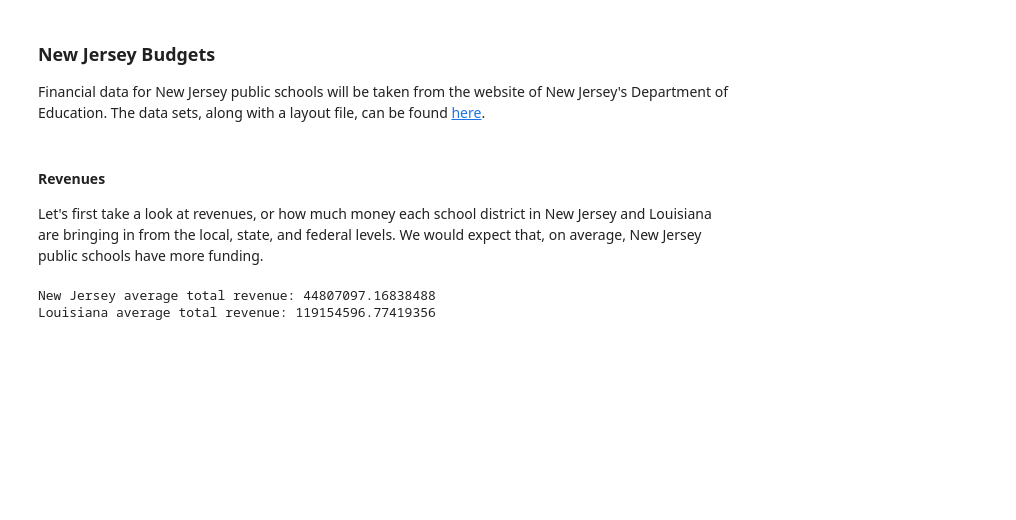
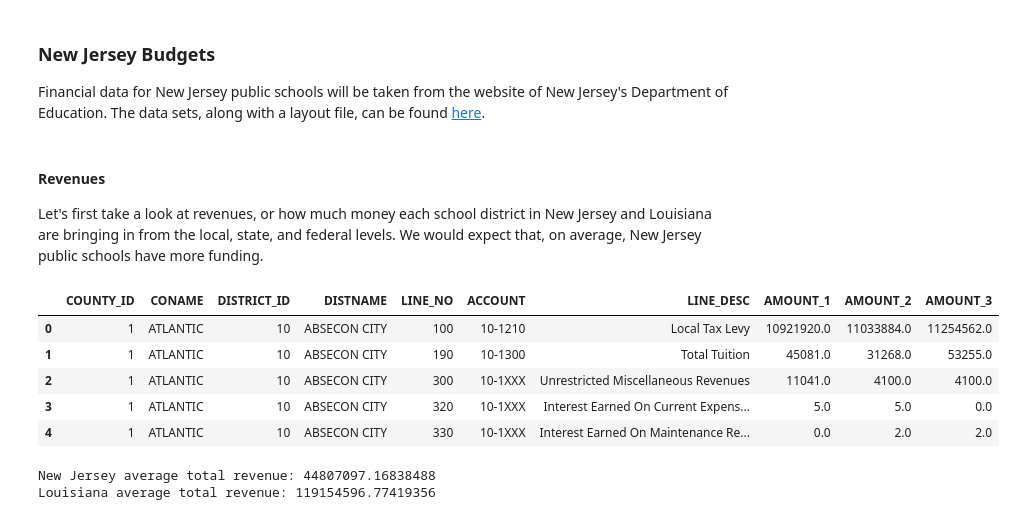
Before and after one commit to NickOuellet/NickOuellet.github.io, a Jupyter notebook: Final_Tutorial.ipynb, the cells around one changed output. Cells and saved outputs as stored; diff of their text form; code cells hidden in the pictures; blank space fills up the shorter version.

```diff
--- a/Final_Tutorial.ipynb
+++ b/Final_Tutorial.ipynb
@@ -238,6 +247,14 @@ We would expect that, on average, New Jersey public schools have more funding.
 # %%
 nj_rev_df = pd.read_csv(r'nj_rev.csv')
 nj_rev_df = nj_rev_df[pd.notna(nj_rev_df["ACCOUNT"])] # Remove subtotal observations
+nj_rev_df.head()
+# %% [output]
+|  | COUNTY_ID | CONAME | DISTRICT_ID | DISTNAME | LINE_NO | ACCOUNT | LINE_DESC | AMOUNT_1 | AMOUNT_2 | AMOUNT_3 |
+| 0 | 1 | ATLANTIC | 10 | ABSECON CITY | 100 | 10-1210 | Local Tax Levy | 10921920.0 | 11033884.0 | 11254562.0 |
+| 1 | 1 | ATLANTIC | 10 | ABSECON CITY | 190 | 10-1300 | Total Tuition | 45081.0 | 31268.0 | 53255.0 |
+| 2 | 1 | ATLANTIC | 10 | ABSECON CITY | 300 | 10-1XXX | Unrestricted Miscellaneous Revenues | 11041.0 | 4100.0 | 4100.0 |
+| 3 | 1 | ATLANTIC | 10 | ABSECON CITY | 320 | 10-1XXX | Interest Earned On Current Expens... | 5.0 | 5.0 | 0.0 |
+| 4 | 1 | ATLANTIC | 10 | ABSECON CITY | 330 | 10-1XXX | Interest Earned On Maintenance Re... | 0.0 | 2.0 | 2.0 |
 # %%
 # Group revenues together under one "AMOUNT_1" attribute
 nj_rev_cube = nj_rev_df.pivot_table(
```
Also changed, not shown: parts of 8 cells of this notebook.
